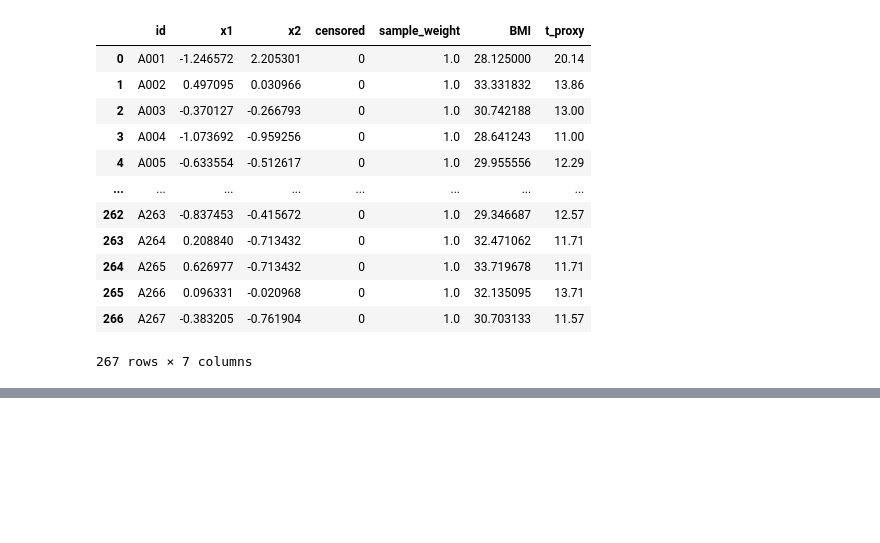
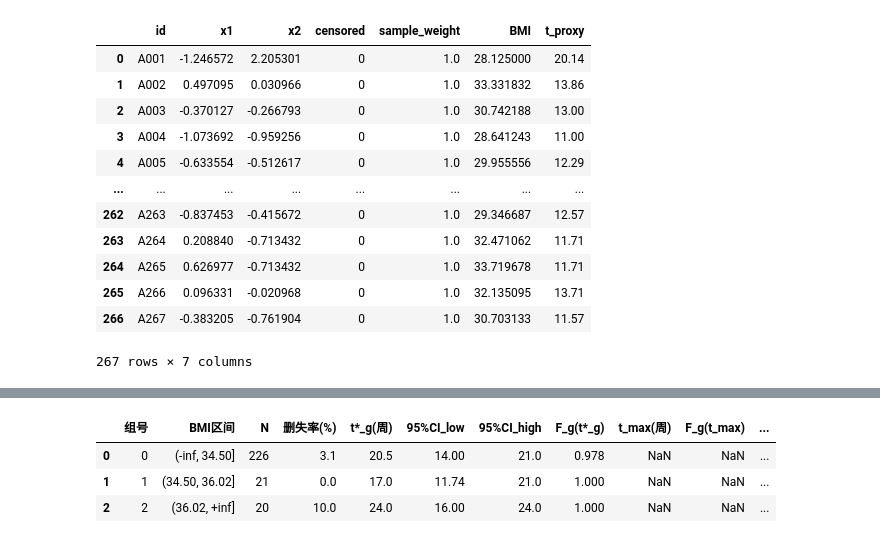
Before and after one commit to George-Zheng-1013/prenatal-testing, a Jupyter notebook: Q2/数据预处理.ipynb, the cells around one changed output, grey strips where cells are left out. Cells and saved outputs as stored; diff of their text form; code cells hidden in the pictures; blank space fills up the shorter version.

```diff
--- a/Q2/数据预处理.ipynb
+++ b/Q2/数据预处理.ipynb
@@ -255,0 +870,92 @@ cluster_stats[
+# %%
+def build_group_report(
+    stats_df: pd.DataFrame,
+    tstar_df: pd.DataFrame,
+    sf_grid_df: pd.DataFrame,
+    t_grid: np.ndarray,
+    pi_star: float = 0.95,
+) -> pd.DataFrame:
+    # 基础合并：组信息 + t*_g 与 CI
+    base = (
+        stats_df[["group", "bmi_interval", "n", "censored_rate"]]
+        .merge(tstar_df, on="group", how="left")
+        .sort_values("group")
+        .reset_index(drop=True)
+    )
+
+    # 逐组计算 F_g(t*_g) 或 t_max/F_g(t_max)
+    t_max = float(np.max(t_grid))
+    out = []
+    for _, r in base.iterrows():
+        g = r["group"]
+        d = sf_grid_df[sf_grid_df["group"] == g].sort_values("t")
+        t_star = r.get("t_star", np.nan)
+        if np.isfinite(t_star):
+            # 精确/容差匹配
+            i = np.argmin(np.abs(d["t"].to_numpy() - t_star))
+            F_at_tstar = float((1.0 - d["S_npmle"].iloc[i]))
+            reached = F_at_tstar >= pi_star - 1e-12
+            out.append(
+                {
+                    "group": g,
+                    "F_at_t_star": F_at_tstar,
+                    "t_max": np.nan,
+                    "F_at_t_max": np.nan,
+                    "reached": reached,
+                    "advice": "" if reached else "建议延后一周或复检",
+                }
+            )
+        else:
+            # 未达到阈值，取最大网格点
+            F_at_tmax = float((1.0 - d["S_npmle"].iloc[-1])) if len(d) else np.nan
+            out.append(
+                {
+                    "group": g,
+                    "F_at_t_star": np.nan,
+                    "t_max": t_max,
+                    "F_at_t_max": F_at_tmax,
+                    "reached": False,
+                    "advice": "t_max仍未达95%，建议延后一周或复检",
+                }
+            )
+
+    extra = pd.DataFrame(out)
+    rep = base.merge(extra, on="group", how="left")
+
+    # 格式化列
+    rep["N"] = rep["n"].astype(int)
+    rep["删失率(%)"] = (rep["censored_rate"] * 100).round(1)
+    rep["t*_g(周)"] = rep["t_star"].round(2)
+    rep["95%CI_low"] = rep["t_star_lo"].round(2)
+    rep["95%CI_high"] = rep["t_star_hi"].round(2)
+    rep["F_g(t*_g)"] = rep["F_at_t_star"].round(3)
+    rep["t_max(周)"] = rep["t_max"].round(2)
+    rep["F_g(t_max)"] = rep["F_at_t_max"].round(3)
+
+    # 选择并重命名展示列
+    cols = [
+        "group",
+        "bmi_interval",
+        "N",
+        "删失率(%)",
+        "t*_g(周)",
+        "95%CI_low",
+        "95%CI_high",
+        "F_g(t*_g)",
+        "t_max(周)",
+        "F_g(t_max)",
+        "advice",
+    ]
+    rep = rep[cols].rename(columns={"group": "组号", "bmi_interval": "BMI区间"})
+    return rep
+
+
+group_report = build_group_report(
+    stats, tstar_summary, sf_grid_npmle, t_grid, pi_star=pi_star
+)
+group_report
+# %% [output]
+|  | 组号 | BMI区间 | N | 删失率(%) | t*_g(周) | 95%CI_low | 95%CI_high | F_g(t*_g) | t_max(周) | F_g(t_max) | ... |
+| 0 | 0 | (-inf, 34.50] | 226 | 3.1 | 20.5 | 14.00 | 21.0 | 0.978 | NaN | NaN | ... |
+| 1 | 1 | (34.50, 36.02] | 21 | 0.0 | 17.0 | 11.74 | 21.0 | 1.000 | NaN | NaN | ... |
+| 2 | 2 | (36.02, +inf] | 20 | 10.0 | 24.0 | 16.00 | 24.0 | 1.000 | NaN | NaN | ... |
```
Also changed, not shown: parts of 14 cells of this notebook, 3 other files.
